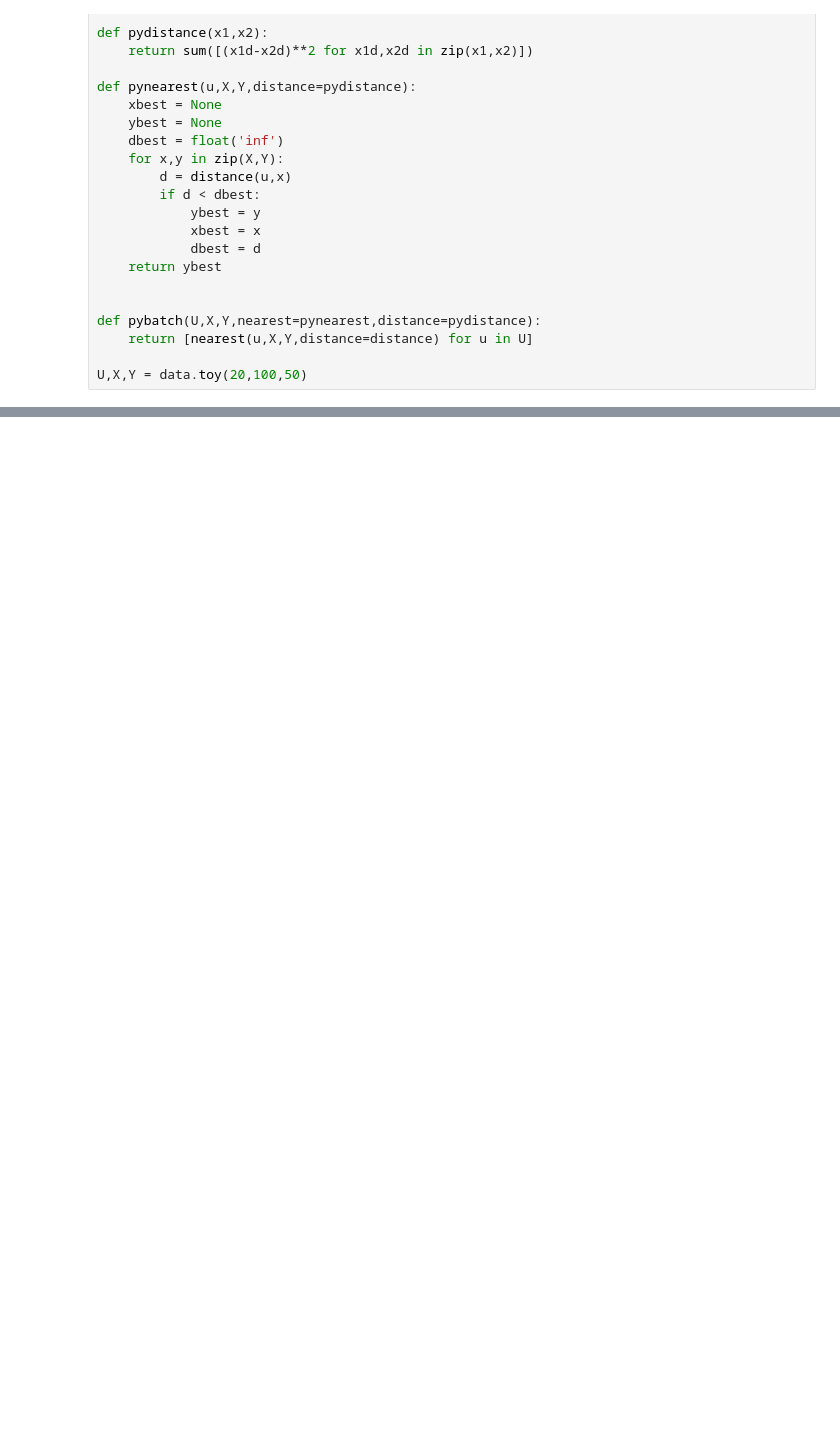
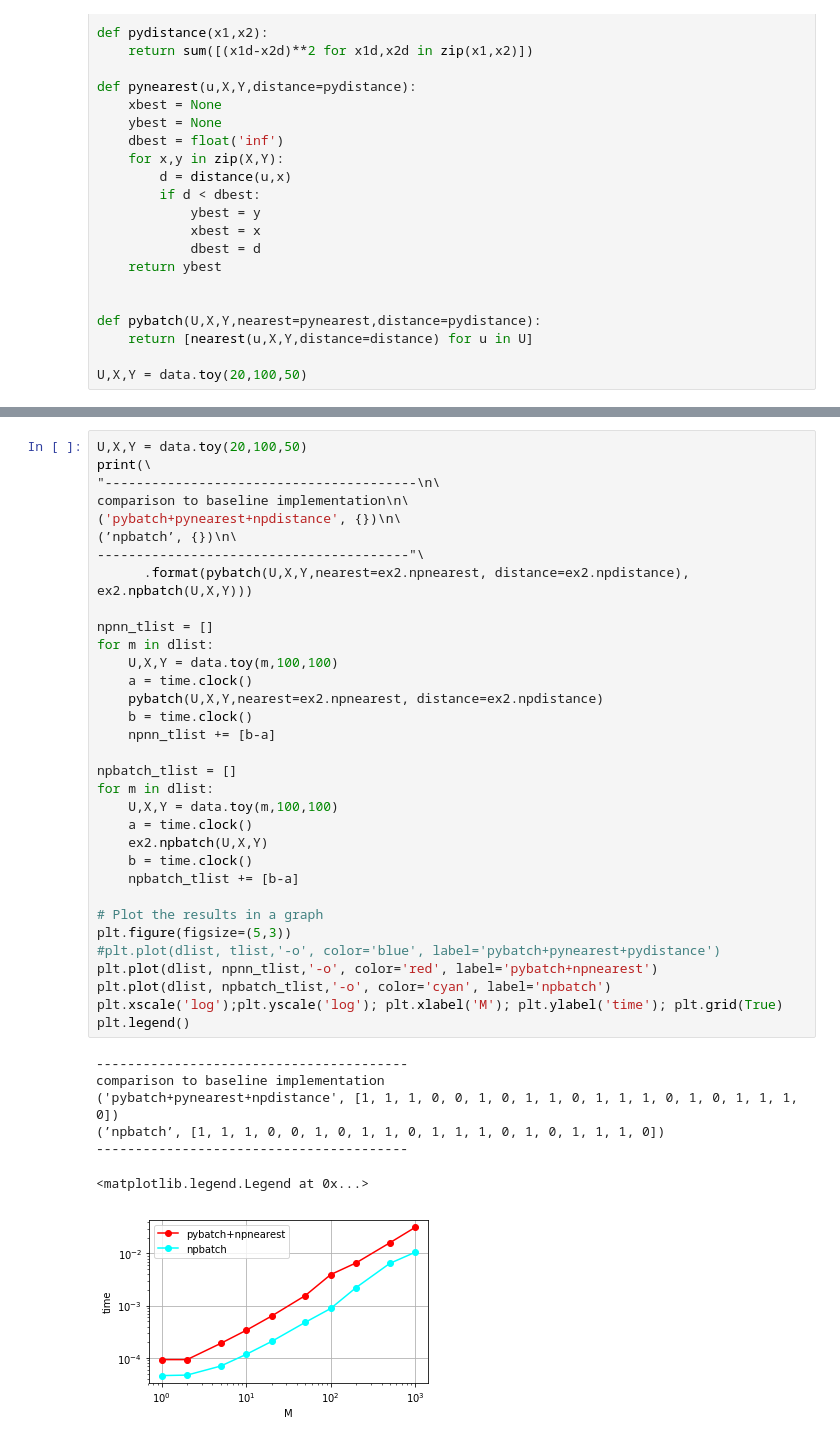
Before and after one commit to florianGithub/PyML, a Jupyter notebook: fangyu/sheet2_fangyu.ipynb, the cells around one changed output, grey strips where cells are left out. Drawn from its saved outputs; the diff is of its cells as text; blank space fills up the shorter version.

```diff
--- a/fangyu/sheet2_fangyu.ipynb
+++ b/fangyu/sheet2_fangyu.ipynb
@@ -88,0 +117,41 @@ plt.legend()
+# %%
+U,X,Y = data.toy(20,100,50)
+print(\
+"----------------------------------------\n\
+comparison to baseline implementation\n\
+('pybatch+pynearest+npdistance', {})\n\
+(’npbatch’, {})\n\
+----------------------------------------"\
+      .format(pybatch(U,X,Y,nearest=ex2.npnearest, distance=ex2.npdistance), ex2.npbatch(U,X,Y)))
+
+npnn_tlist = []
+for m in dlist:
+	U,X,Y = data.toy(m,100,100)
+	a = time.clock()
+	pybatch(U,X,Y,nearest=ex2.npnearest, distance=ex2.npdistance)
+	b = time.clock()
+	npnn_tlist += [b-a]
+
+npbatch_tlist = []
+for m in dlist:
+	U,X,Y = data.toy(m,100,100)
+	a = time.clock()
+	ex2.npbatch(U,X,Y)
+	b = time.clock()
+	npbatch_tlist += [b-a]
+
+# Plot the results in a graph
+plt.figure(figsize=(5,3))
+#plt.plot(dlist, tlist,'-o', color='blue', label='pybatch+pynearest+pydistance')
+plt.plot(dlist, npnn_tlist,'-o', color='red', label='pybatch+npnearest')
+plt.plot(dlist, npbatch_tlist,'-o', color='cyan', label='npbatch')
+plt.xscale('log');plt.yscale('log'); plt.xlabel('M'); plt.ylabel('time'); plt.grid(True)
+plt.legend()
+# %% [output]
+----------------------------------------
+comparison to baseline implementation
+('pybatch+pynearest+npdistance', [1, 1, 1, 0, 0, 1, 0, 1, 1, 0, 1, 1, 1, 0, 1, 0, 1, 1, 1, 0])
+(’npbatch’, [1, 1, 1, 0, 0, 1, 0, 1, 1, 0, 1, 1, 1, 0, 1, 0, 1, 1, 1, 0])
+----------------------------------------
+<matplotlib.legend.Legend at 0x...>
+[figure, added]
```
Also changed, not shown: parts of 6 cells of this notebook, 3 other files.
